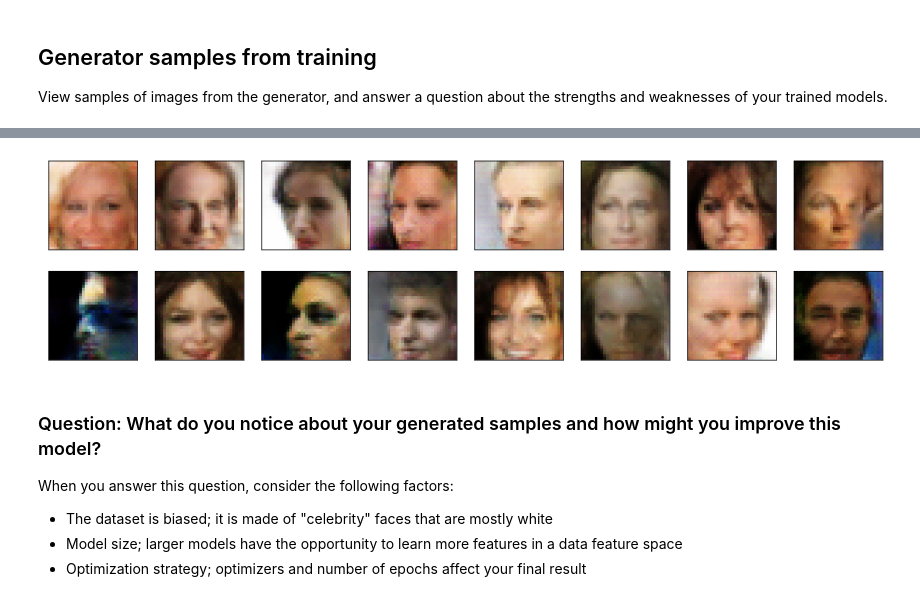
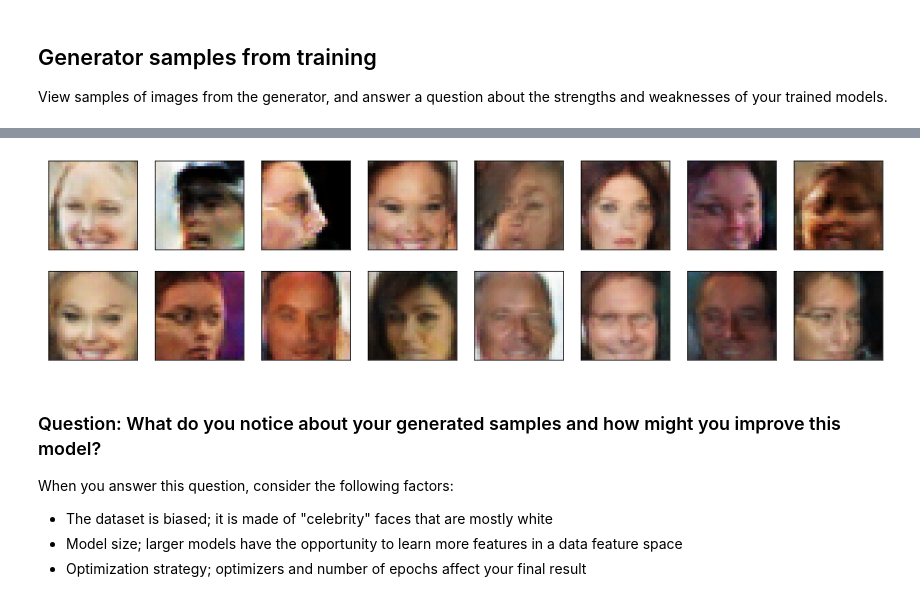
Before and after one commit to ddhartma/Face-Generation-with-DCGANs, a Jupyter notebook: dlnd_face_generation.ipynb, the cells around one changed output, grey strips where cells are left out. Saved outputs shown, nothing was run; the diff lists cells and outputs as text; code cells hidden in the pictures.

```diff
--- a/dlnd_face_generation.ipynb
+++ b/dlnd_face_generation.ipynb
@@ -766,3 +771,9 @@ def view_samples_2(epoch, samples):
         ax.xaxis.set_visible(False)
         ax.yaxis.set_visible(False)
         im = ax.imshow(img.reshape((32,32,3)))
+# %%
+# train_4_num_epochs_samples.pkl
+# 3 conv, 3 deconv layer, 100 Epochs
+with open('train_4_num_epochs_samples.pkl', 'rb') as f:
+    samples = pkl.load(f)
+_ = view_samples_2(-1, samples)
@@ -769,11 +782,15 @@ def view_samples_2(epoch, samples):
 # %%
 # Load samples from generator, taken while training
-with open('train_4_num_epochs_samples.pkl', 'rb') as f:
+with open('train_8_num_epochs_samples.pkl', 'rb') as f:
     samples = pkl.load(f)
-# %%
-_ = view_samples_2(-1, samples)
-# %% [output]
-[figure, removed]
+# %%
+# train_8_num_epochs_samples.pkl
+# 4 conv, 4 deconv layer, 100 Epochs
+with open('train_8_num_epochs_samples.pkl', 'rb') as f:
+    samples = pkl.load(f)
+_ = view_samples_2(-1, samples)
+# %% [output]
+[figure, added]
 # %% [markdown]
 ### Question: What do you notice about your generated samples and how might you improve this model?
 When you answer this question, consider the following factors:
```
Also changed, not shown: parts of 9 cells of this notebook.
